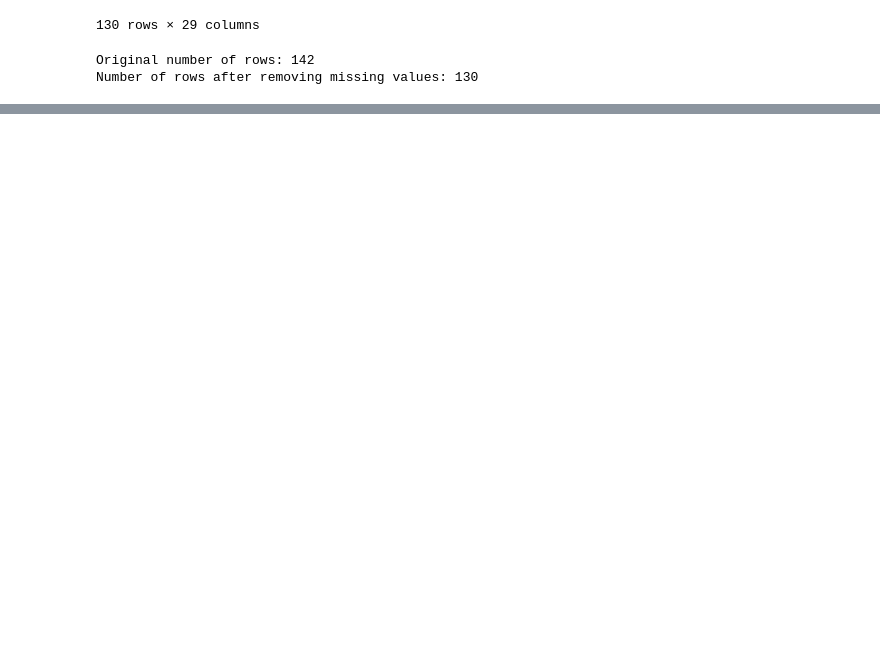
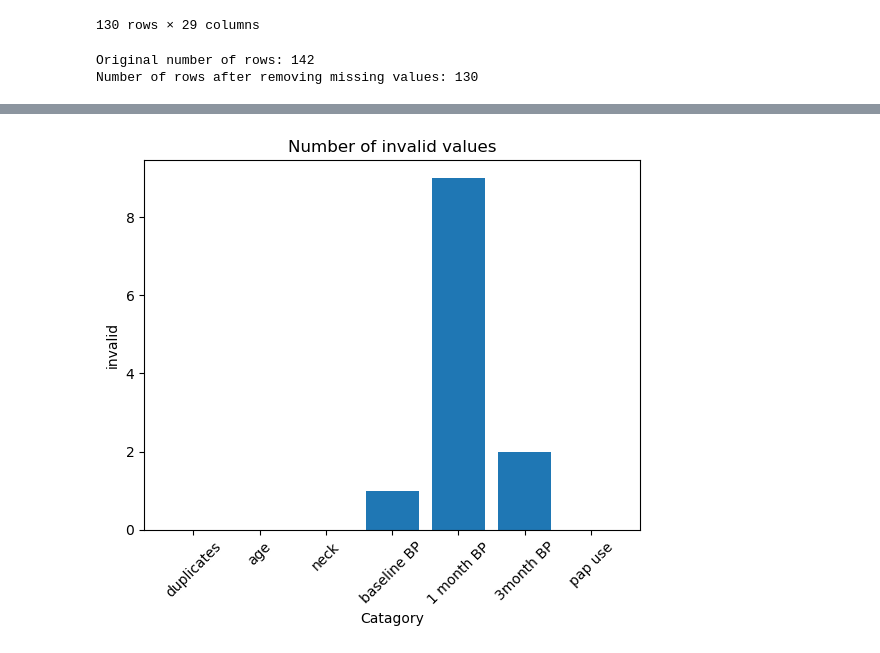
Before and after one commit to irwinjacky/data_wrangling_biobytes, a Jupyter notebook: data_profiling.ipynb, the cells around one changed output, grey strips where cells are left out. Drawn from its saved outputs; the diff is of its cells as text; code cells hidden in the pictures; blank space fills up the shorter version.

```diff
--- a/data_profiling.ipynb
+++ b/data_profiling.ipynb
@@ -128,2 +173,12 @@ Number of rows after removing missing values: 130
 # %%
 df.to_csv('homepap_cleaned.csv', index=False)
+# %%
+plt.bar(x = invalid['Catagory'], height = invalid['invalid'])
+plt.xticks(rotation = 45)
+plt.xlabel('Catagory')
+plt.ylabel('invalid')
+plt.title('Number of invalid values')
+
+plt.show()
+# %% [output]
+[figure, added]
```
Also changed, not shown: parts of 3 cells of this notebook.
